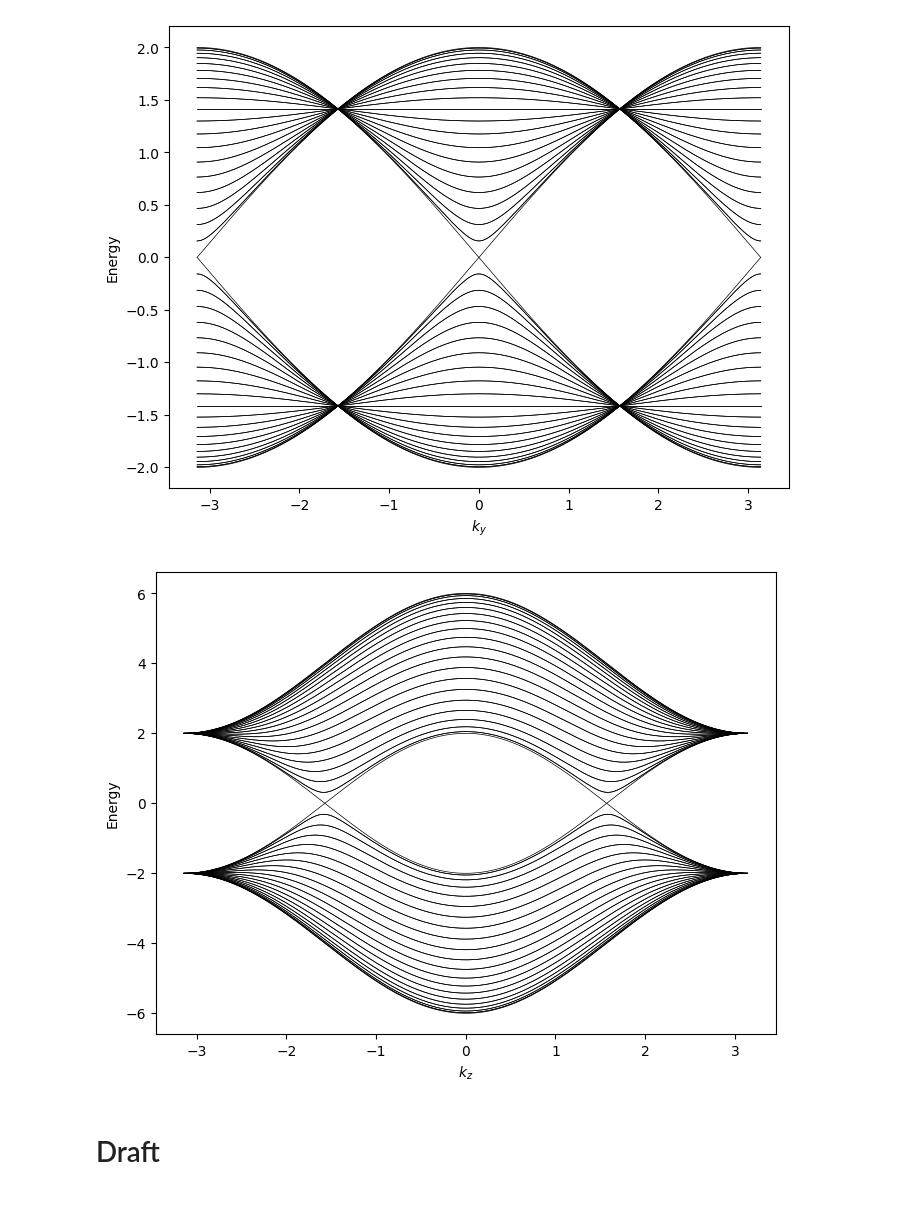
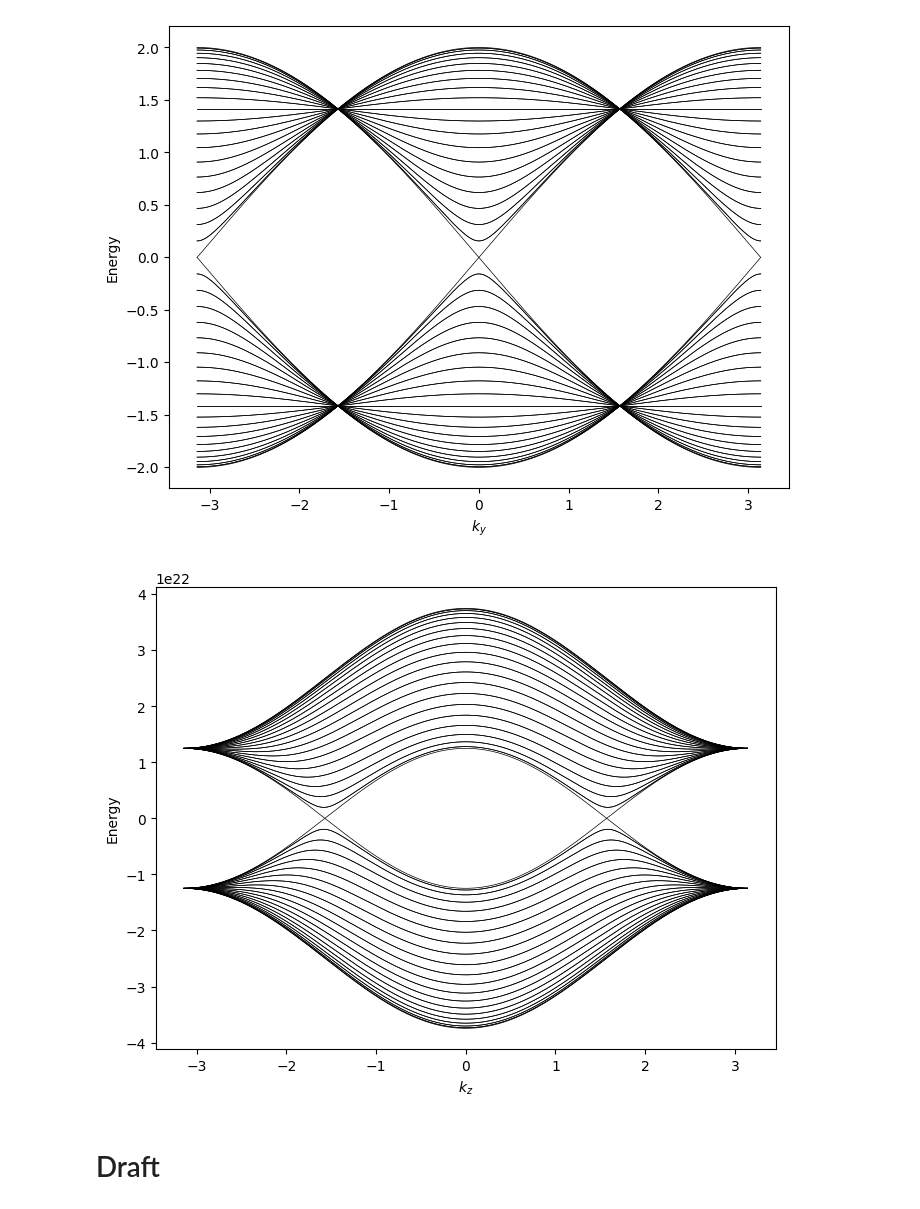
Before and after one commit to gehadibany/topological-phases, a Jupyter notebook: base_codes.ipynb, the cells around one changed output. Saved outputs shown, nothing was run; the diff lists cells and outputs as text; code cells hidden in the pictures.

```diff
--- a/base_codes.ipynb
+++ b/base_codes.ipynb
@@ -494,36 +494,39 @@ V = 1
 t =1
 t0=1
 kx = 0
+e = 1.6021766e-19
+B = 20
+
 
 eigvals_oc_vs_kz = []
 for kz in kzs:
     H_open = np.zeros((2*L, 2*L), dtype=complex)
     for i in range(L):
-        H0 = (-2*t0*np.sin(kx))*I2 +(2*t*np.sin(kx))* sigma_x + (2*t*np.cos(kz)+2*V*(2-np.cos(kx)))* sigma_z
+        H0 = (-2*t0*np.sin(kx - e*B*i))*I2 +(2*t*np.sin(kx- e*B*i))* sigma_x + (2*t*np.cos(kz)+2*V*(2-np.cos(kx- e*B*i)))* sigma_z
         V0 = -1j*t * sigma_y -V*sigma_z
         H_open[2*i:2*i+2, 2*i:2*i+2] = H0
         if i < L-1:
             H_open[2*i:2*i+2, 2*(i+1):2*(i+1)+2] = V0
             H_open[2*(i+1):2*(i+1)+2, 2*i:2*i+2] = V0.conj().T
         else:
             H_open[2*i:2*i+2, 0:2] = V0
             H_open[0:2, 2*i:2*i+2] = V0.conj().T
 
 
     eigenvals_oc, eigenvecs_oc = np.linalg.eigh(H_open)
     eigvals_oc_vs_kz.append(eigenvals_oc)
 
-eigvals_oc_vs_kz = np.array(eigvals_oc_vs_kz).T
+eigvals_oc_vs_kz = np.array(eigvals_oc_vs_kz).T/e * 1e3
 
 
 plt.figure(figsize=(8,6))
 for band in eigvals_oc_vs_kz:
     plt.plot(kzs, band,  color='black', linewidth=0.5)
 plt.xlabel('$k_z$')
 plt.ylabel('Energy')
 plt.show()
 # %% [output]
-[figure, old version]
+[figure, new version]
 # %% [markdown]
 # Draft
 # %%
```
Also changed, not shown: parts of 3 cells of this notebook.
